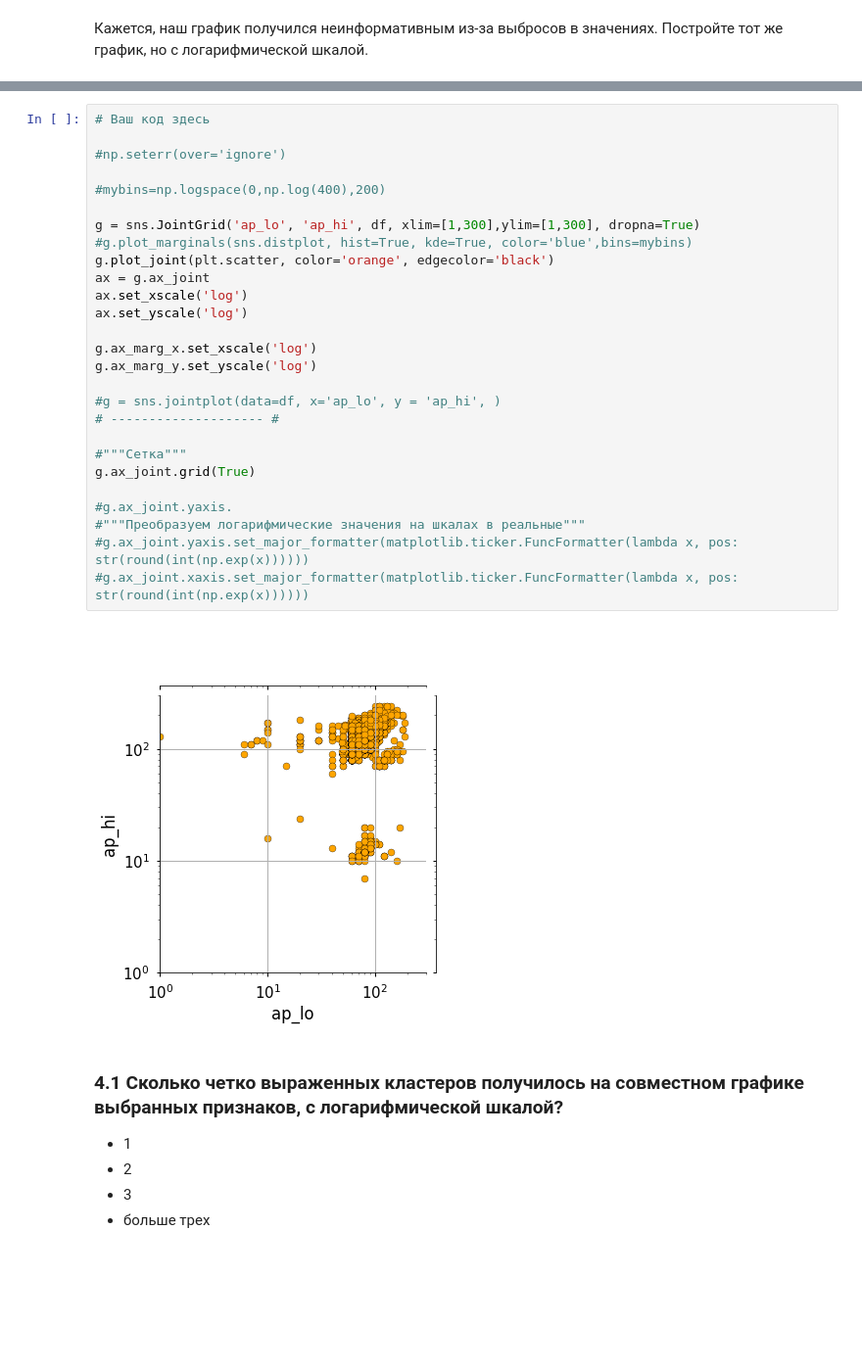
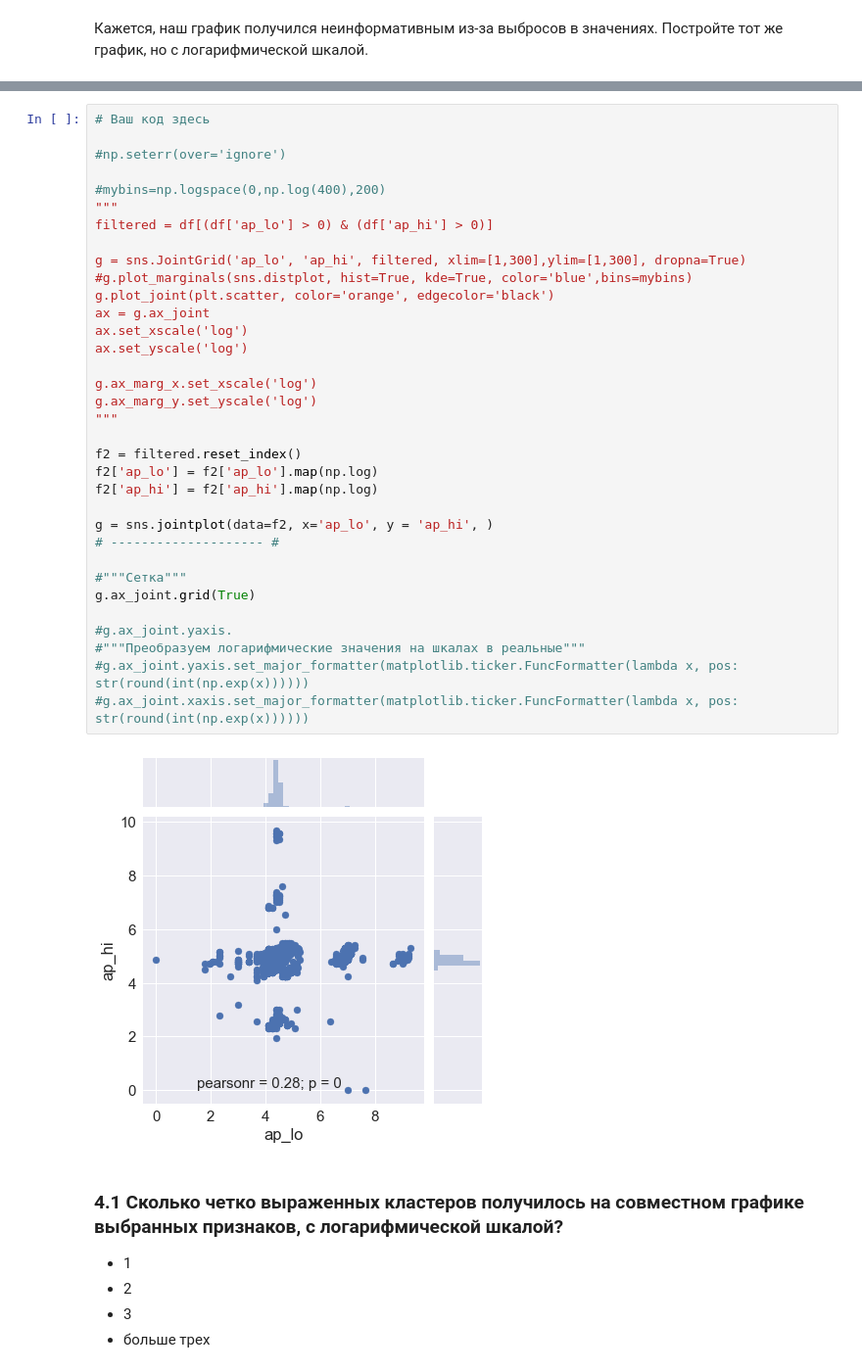
Before and after one commit to Discipe/mlcourse_open, a Jupyter notebook: jupyter_notebooks/topic02_visual_analysis/hw2_session2_visual_analysis_basics.ipynb, the cells around one changed output, grey strips where cells are left out. Shown: that part at 98% size. Cells and saved outputs as stored; diff of their text form; blank space fills up the shorter version.

```diff
--- a/jupyter_notebooks/topic02_visual_analysis/hw2_session2_visual_analysis_basics.ipynb
+++ b/jupyter_notebooks/topic02_visual_analysis/hw2_session2_visual_analysis_basics.ipynb
@@ -270,32 +281,39 @@ neg_lo = df[(df['ap_lo'] < 0)]
 # %%
 # Ваш код здесь
 
 #np.seterr(over='ignore')
 
 #mybins=np.logspace(0,np.log(400),200)
+"""
+filtered = df[(df['ap_lo'] > 0) & (df['ap_hi'] > 0)]
 
-g = sns.JointGrid('ap_lo', 'ap_hi', df, xlim=[1,300],ylim=[1,300], dropna=True)
+g = sns.JointGrid('ap_lo', 'ap_hi', filtered, xlim=[1,300],ylim=[1,300], dropna=True)
 #g.plot_marginals(sns.distplot, hist=True, kde=True, color='blue',bins=mybins)
 g.plot_joint(plt.scatter, color='orange', edgecolor='black')
 ax = g.ax_joint
 ax.set_xscale('log')
 ax.set_yscale('log')
 
 g.ax_marg_x.set_xscale('log')
 g.ax_marg_y.set_yscale('log')
+"""
 
-#g = sns.jointplot(data=df, x='ap_lo', y = 'ap_hi', )
+f2 = filtered.reset_index()
+f2['ap_lo'] = f2['ap_lo'].map(np.log)
+f2['ap_hi'] = f2['ap_hi'].map(np.log)
+
+g = sns.jointplot(data=f2, x='ap_lo', y = 'ap_hi', )
 # -------------------- #
 
 #"""Сетка"""
 g.ax_joint.grid(True)
 
 #g.ax_joint.yaxis.
 #"""Преобразуем логарифмические значения на шкалах в реальные"""
 #g.ax_joint.yaxis.set_major_formatter(matplotlib.ticker.FuncFormatter(lambda x, pos: str(round(int(np.exp(x))))))
 #g.ax_joint.xaxis.set_major_formatter(matplotlib.ticker.FuncFormatter(lambda x, pos: str(round(int(np.exp(x))))))
 # %% [output]
-[figure, old version]
+[figure, new version]
 # %% [markdown]
 ### 4.1 Сколько четко выраженных кластеров получилось на  совместном графике выбранных признаков, с логарифмической шкалой?
 
```
Also changed, not shown: parts of 6 cells of this notebook.
